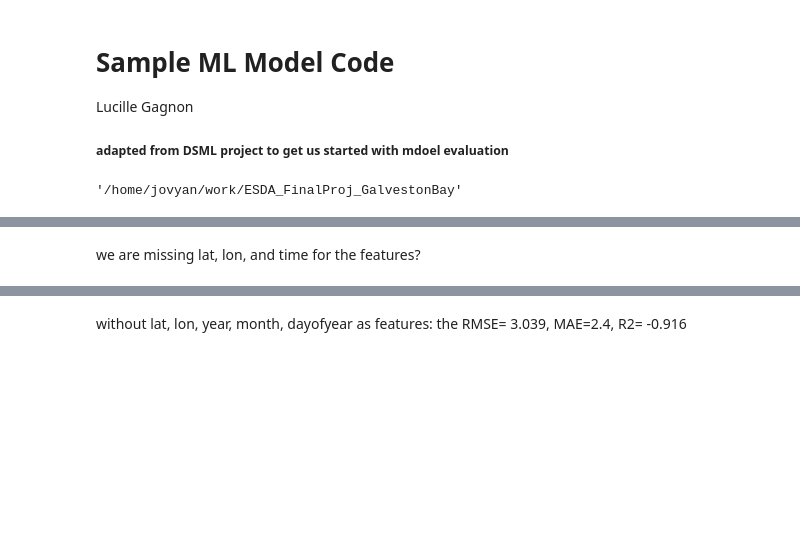
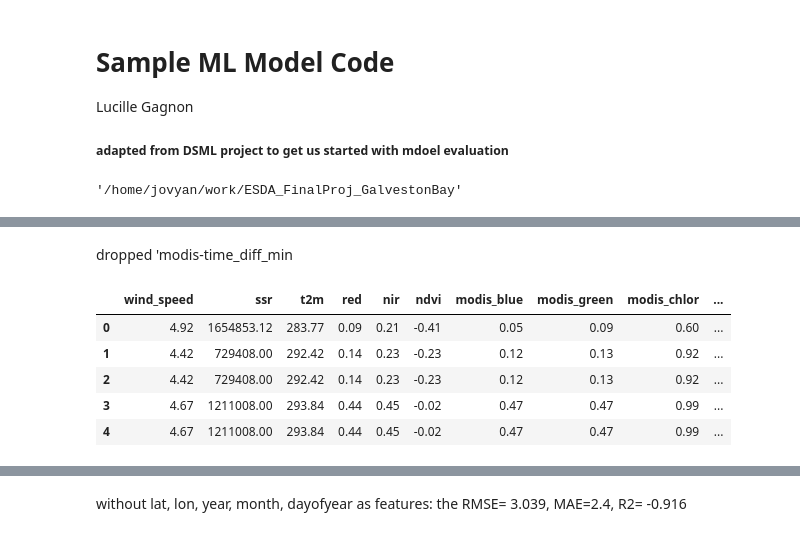
Before and after one commit to inmang13/ESDA_FinalProj_GalvestonBay, a Jupyter notebook: sample_model_eval.ipynb, the cells around one changed output, grey strips where cells are left out. Saved outputs shown, nothing was run; the diff lists cells and outputs as text; code cells hidden in the pictures; blank space fills up the shorter version.

```diff
--- a/sample_model_eval.ipynb
+++ b/sample_model_eval.ipynb
@@ -34,6 +34,17 @@ Index(['u10', ' v10', ' wind_speed', ' sst', ' t2m', ' modis_time_diff_min',
       dtype='object')
-# %% [markdown]
-we are missing lat, lon, and time for the features?
+# %% [markdown]
+dropped 'modis-time_diff_min
+# %%
+dropped_columns = [' modis_time_diff_min', 'u10', ' v10', ' red_over_nir']
+X = X.drop(columns = dropped_columns)
+X.head()
+# %% [output]
+|  | wind_speed | ssr | t2m | red | nir | ndvi | modis_blue | modis_green | modis_chlor | ... |
+| 0 | 4.92 | 1654853.12 | 283.77 | 0.09 | 0.21 | -0.41 | 0.05 | 0.09 | 0.60 | ... |
+| 1 | 4.42 | 729408.00 | 292.42 | 0.14 | 0.23 | -0.23 | 0.12 | 0.13 | 0.92 | ... |
+| 2 | 4.42 | 729408.00 | 292.42 | 0.14 | 0.23 | -0.23 | 0.12 | 0.13 | 0.92 | ... |
+| 3 | 4.67 | 1211008.00 | 293.84 | 0.44 | 0.45 | -0.02 | 0.47 | 0.47 | 0.99 | ... |
+| 4 | 4.67 | 1211008.00 | 293.84 | 0.44 | 0.45 | -0.02 | 0.47 | 0.47 | 0.99 | ... |
 # %%
 # #plot heatmap
 # corr = np.corrcoef(X, rowvar=False)
```
Also changed, not shown: parts of 8 cells of this notebook.
